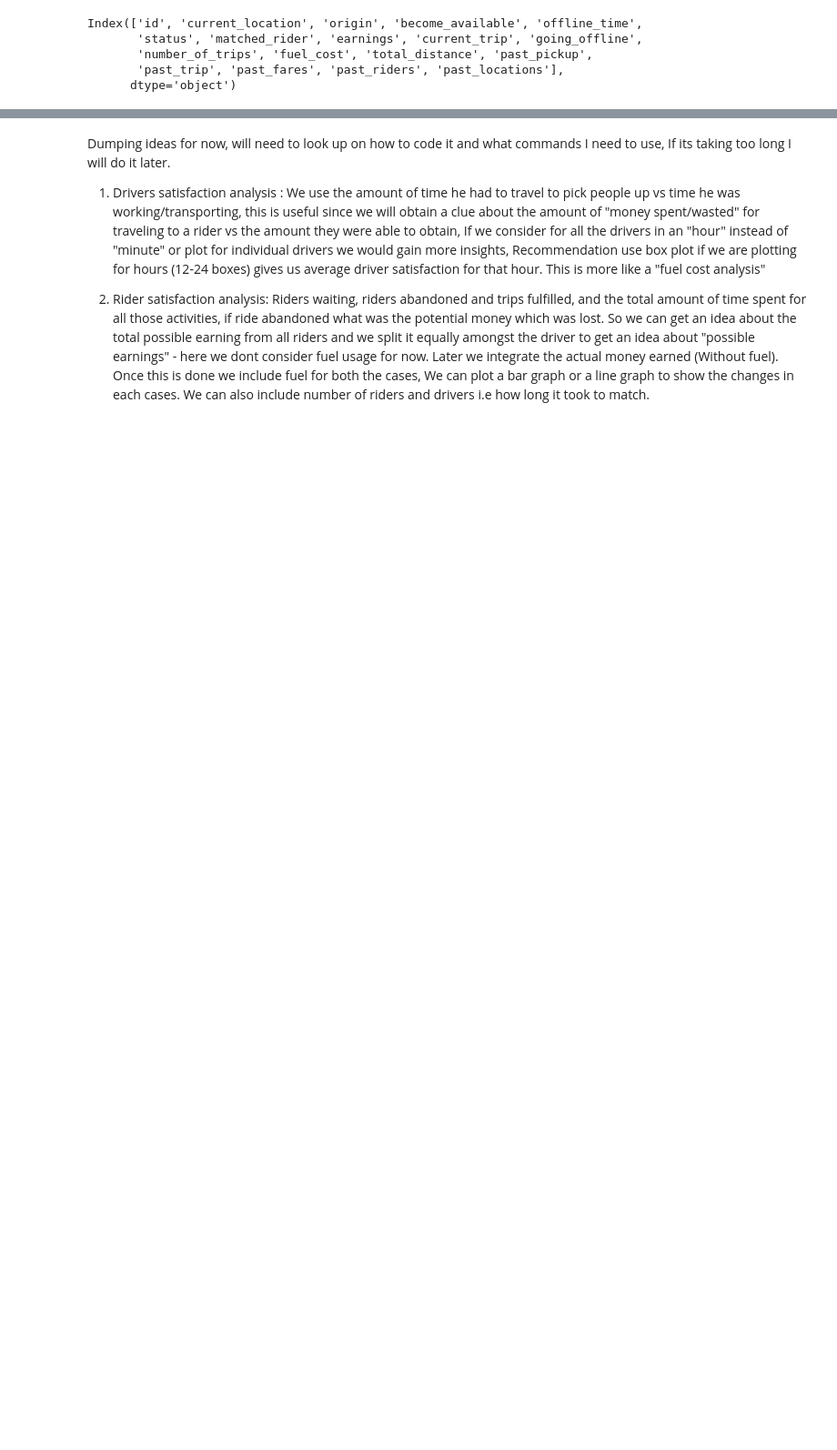
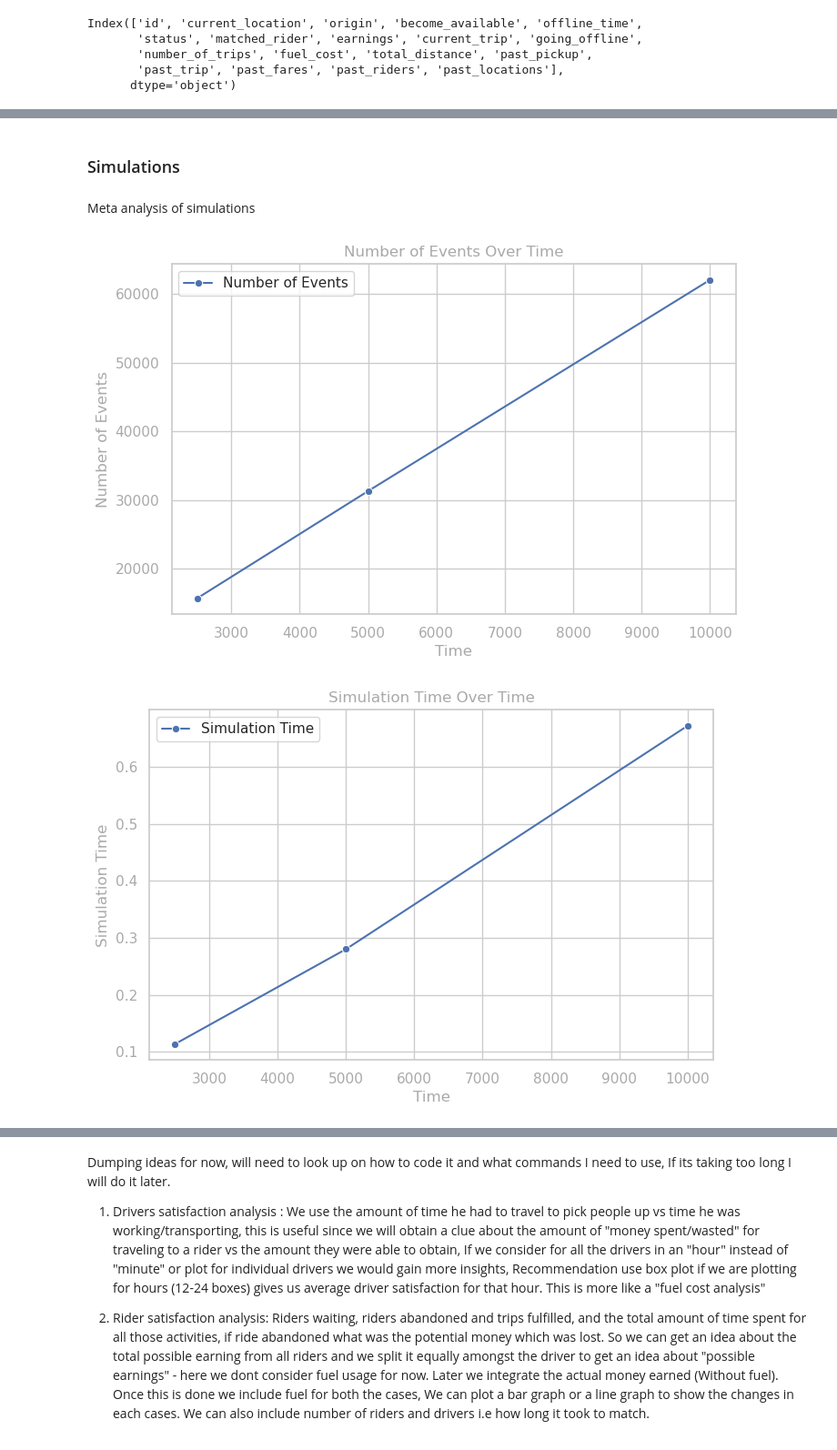
Before and after one commit to noPunintended/Squareshire_simulation, a Jupyter notebook: Codes/notebooks/eda.ipynb, the cells around one changed output, grey strips where cells are left out. Shown at 91% size. Cells and saved outputs as stored; diff of their text form; code cells hidden in the pictures; blank space fills up the shorter version.

```diff
--- a/Codes/notebooks/eda.ipynb
+++ b/Codes/notebooks/eda.ipynb
@@ -85,0 +90,44 @@ Before classifying transit and waiting into abandoned and fulfilled
+# %% [markdown]
+### Simulations
+# %% [markdown]
+Meta analysis of simulations
+# %%
+data_list = [
+    {'simulation_time': 0.11374855041503906, 'total_time': 18.82762908935547, 'termination': 1739711571.3624566, 'n_events': 15673, 'time': 2500},
+    {'simulation_time': 0.2800478935241699, 'total_time': 43.393065214157104, 'termination': 1739711496.6766849, 'n_events': 31292, 'time': 5000},
+    {'simulation_time': 0.6719632148742676, 'total_time': 109.55330610275269, 'termination': 1739711353.935902, 'n_events': 62054, 'time': 10000}
+]
+
+# Convert list of dictionaries to DataFrame
+df = pd.DataFrame(data_list)
+
+# Apply log scale to time axis for proportional scaling
+df['log_time'] = np.log10(df['time'])
+
+# Set seaborn style
+sns.set_theme(style="whitegrid")
+
+# Plot 1: Time vs Number of Events
+plt.figure(figsize=(8, 5))
+sns.lineplot(x='time', y='n_events', data=df, marker='o', label='Number of Events')
+plt.xlabel("Time", color='darkgray')
+plt.ylabel("Number of Events", color='darkgray')
+plt.title("Number of Events Over Time", color='darkgray')
+plt.xticks(color='darkgray')
+plt.yticks(color='darkgray')
+plt.legend()
+plt.show()
+
+# Plot 2: Time vs Simulation Time
+plt.figure(figsize=(8, 5))
+sns.lineplot(x='time', y='simulation_time', data=df, marker='o', label='Simulation Time')
+plt.xlabel("Time", color='darkgray')
+plt.ylabel("Simulation Time", color='darkgray')
+plt.title("Simulation Time Over Time", color='darkgray')
+plt.xticks(color='darkgray')
+plt.yticks(color='darkgray')
+plt.legend()
+plt.show()
+# %% [output]
+[figure, added]
+[figure, added]
```
Also changed, not shown: parts of 30 cells of this notebook, 1 other file.
